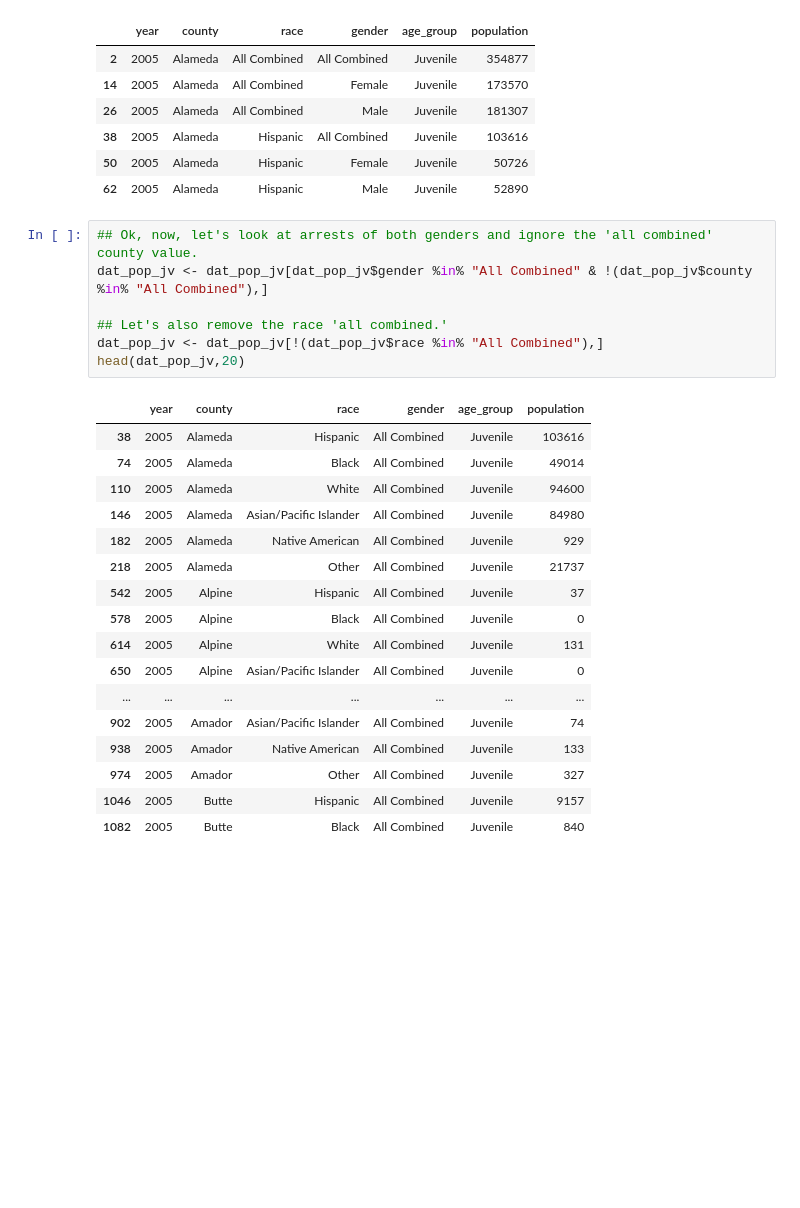
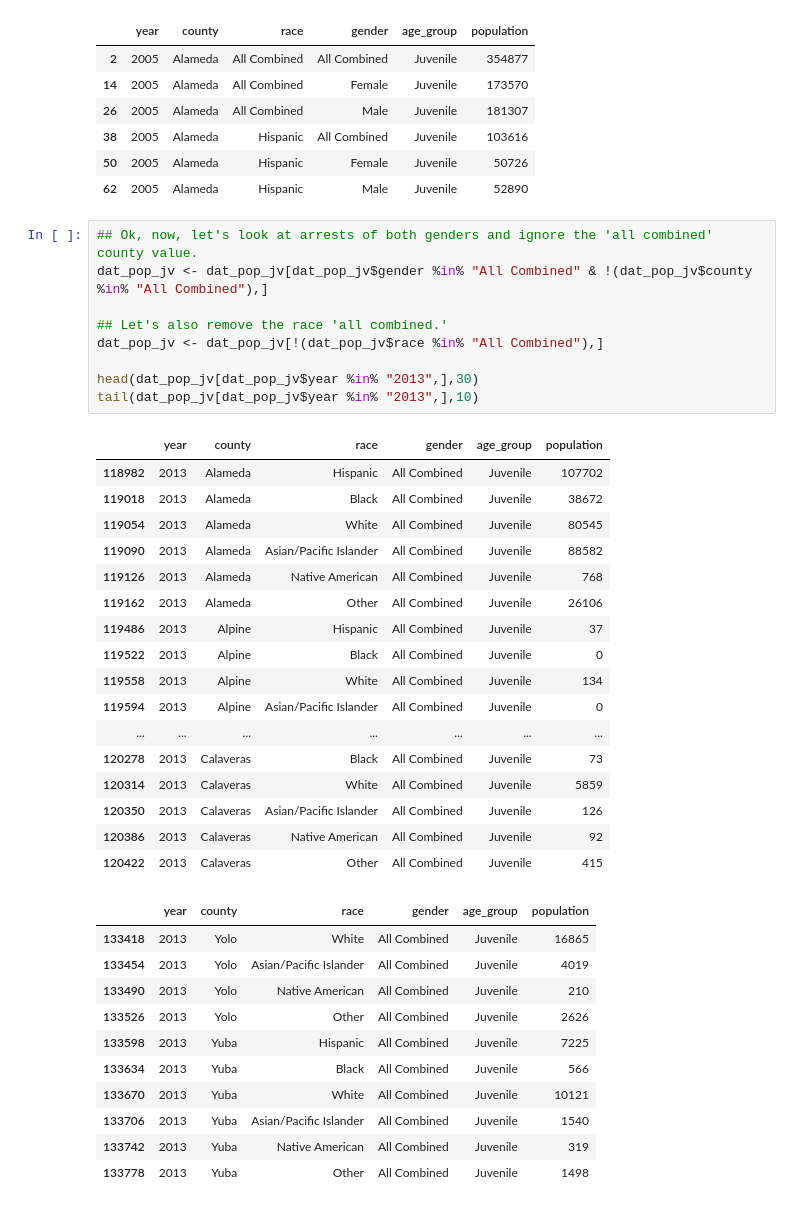
Before and after one commit to sfbrigade/data-science-wg, a Jupyter notebook: projects-in-this-repo/CA_DOJ_OpenJustice/OpenJustice_explore_ethnic_jv.ipynb, the cells around one changed output. Cells and saved outputs as stored; diff of their text form; blank space fills up the shorter version.

```diff
--- a/projects-in-this-repo/CA_DOJ_OpenJustice/OpenJustice_explore_ethnic_jv.ipynb
+++ b/projects-in-this-repo/CA_DOJ_OpenJustice/OpenJustice_explore_ethnic_jv.ipynb
@@ -129,28 +134,41 @@ head(dat_pop_jv)
 # %%
 ## Ok, now, let's look at arrests of both genders and ignore the 'all combined' county value.
 dat_pop_jv <- dat_pop_jv[dat_pop_jv$gender %in% "All Combined" & !(dat_pop_jv$county %in% "All Combined"),]
 
 ## Let's also remove the race 'all combined.'
 dat_pop_jv <- dat_pop_jv[!(dat_pop_jv$race %in% "All Combined"),]
-head(dat_pop_jv,20)
+
+head(dat_pop_jv[dat_pop_jv$year %in% "2013",],30)
+tail(dat_pop_jv[dat_pop_jv$year %in% "2013",],10)
 # %% [output]
 |  | year | county | race | gender | age_group | population |
-| 38 | 2005 | Alameda | Hispanic | All Combined | Juvenile | 103616 |
-| 74 | 2005 | Alameda | Black | All Combined | Juvenile | 49014 |
-| 110 | 2005 | Alameda | White | All Combined | Juvenile | 94600 |
-| 146 | 2005 | Alameda | Asian/Pacific Islander | All Combined | Juvenile | 84980 |
-| 182 | 2005 | Alameda | Native American | All Combined | Juvenile | 929 |
-| 218 | 2005 | Alameda | Other | All Combined | Juvenile | 21737 |
-| 542 | 2005 | Alpine | Hispanic | All Combined | Juvenile | 37 |
-| 578 | 2005 | Alpine | Black | All Combined | Juvenile | 0 |
-| 614 | 2005 | Alpine | White | All Combined | Juvenile | 131 |
-| 650 | 2005 | Alpine | Asian/Pacific Islander | All Combined | Juvenile | 0 |
+| 118982 | 2013 | Alameda | Hispanic | All Combined | Juvenile | 107702 |
+| 119018 | 2013 | Alameda | Black | All Combined | Juvenile | 38672 |
+| 119054 | 2013 | Alameda | White | All Combined | Juvenile | 80545 |
+| 119090 | 2013 | Alameda | Asian/Pacific Islander | All Combined | Juvenile | 88582 |
+| 119126 | 2013 | Alameda | Native American | All Combined | Juvenile | 768 |
+| 119162 | 2013 | Alameda | Other | All Combined | Juvenile | 26106 |
+| 119486 | 2013 | Alpine | Hispanic | All Combined | Juvenile | 37 |
+| 119522 | 2013 | Alpine | Black | All Combined | Juvenile | 0 |
+| 119558 | 2013 | Alpine | White | All Combined | Juvenile | 134 |
+| 119594 | 2013 | Alpine | Asian/Pacific Islander | All Combined | Juvenile | 0 |
 | ... | ... | ... | ... | ... | ... | ... |
-| 902 | 2005 | Amador | Asian/Pacific Islander | All Combined | Juvenile | 74 |
-| 938 | 2005 | Amador | Native American | All Combined | Juvenile | 133 |
-| 974 | 2005 | Amador | Other | All Combined | Juvenile | 327 |
-| 1046 | 2005 | Butte | Hispanic | All Combined | Juvenile | 9157 |
-| 1082 | 2005 | Butte | Black | All Combined | Juvenile | 840 |
+| 120278 | 2013 | Calaveras | Black | All Combined | Juvenile | 73 |
+| 120314 | 2013 | Calaveras | White | All Combined | Juvenile | 5859 |
+| 120350 | 2013 | Calaveras | Asian/Pacific Islander | All Combined | Juvenile | 126 |
+| 120386 | 2013 | Calaveras | Native American | All Combined | Juvenile | 92 |
+| 120422 | 2013 | Calaveras | Other | All Combined | Juvenile | 415 |
+|  | year | county | race | gender | age_group | population |
+| 133418 | 2013 | Yolo | White | All Combined | Juvenile | 16865 |
+| 133454 | 2013 | Yolo | Asian/Pacific Islander | All Combined | Juvenile | 4019 |
+| 133490 | 2013 | Yolo | Native American | All Combined | Juvenile | 210 |
+| 133526 | 2013 | Yolo | Other | All Combined | Juvenile | 2626 |
+| 133598 | 2013 | Yuba | Hispanic | All Combined | Juvenile | 7225 |
+| 133634 | 2013 | Yuba | Black | All Combined | Juvenile | 566 |
+| 133670 | 2013 | Yuba | White | All Combined | Juvenile | 10121 |
+| 133706 | 2013 | Yuba | Asian/Pacific Islander | All Combined | Juvenile | 1540 |
+| 133742 | 2013 | Yuba | Native American | All Combined | Juvenile | 319 |
+| 133778 | 2013 | Yuba | Other | All Combined | Juvenile | 1498 |
 # %%
 ## Looks like we'll have to do some recoding/classification, if we want to look at
 ## Native American, Other, or suppressed_due_to_privacy_concern populations.
```
Also changed, not shown: parts of 12 cells of this notebook.
